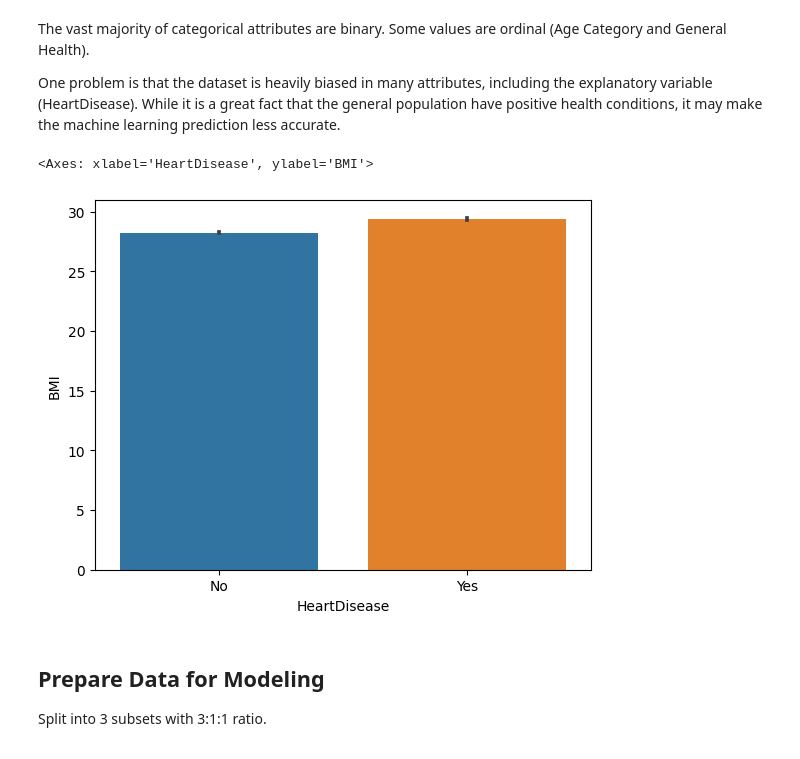
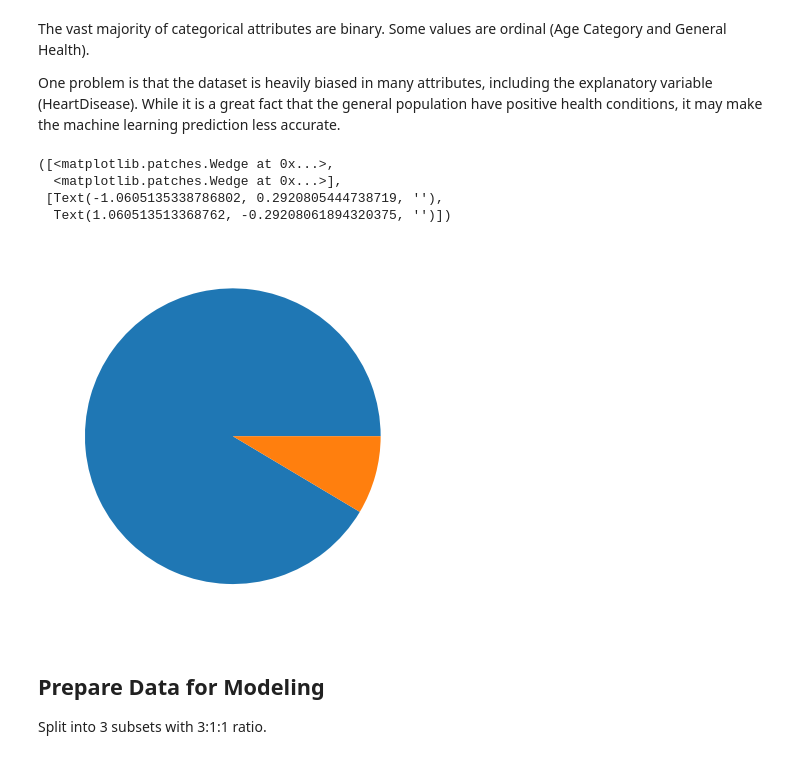
Before and after one commit to ptuan5/jovian-classical-ml, a Jupyter notebook: machine_learning_tuan_nguyen.ipynb, the cells around one changed output. Drawn from its saved outputs; the diff is of its cells as text; code cells hidden in the pictures.

```diff
--- a/machine_learning_tuan_nguyen.ipynb
+++ b/machine_learning_tuan_nguyen.ipynb
@@ -142,11 +139,14 @@ all_df.describe(include = 'object')
 The vast majority of categorical attributes are binary. Some values are ordinal (Age Category and General Health).
 
 One problem is that the dataset is heavily biased in many attributes, including the explanatory variable (HeartDisease). While it is a great fact that the general population have positive health conditions, it may make the machine learning prediction less accurate.
-# %%
-sns.barplot(data = all_df, x = 'HeartDisease', y = 'BMI')
-# %% [output]
-<Axes: xlabel='HeartDisease', ylabel='BMI'>
-[figure, removed]
+# %%
+plt.pie(all_df.HeartDisease.value_counts())
+# %% [output]
+([<matplotlib.patches.Wedge at 0x...>,
+  <matplotlib.patches.Wedge at 0x...>],
+ [Text(-1.0605135338786802, 0.2920805444738719, ''),
+  Text(1.060513513368762, -0.29208061894320375, '')])
+[figure, added]
 # %% [markdown]
 ## Prepare Data for Modeling
 
```
Also changed, not shown: parts of 76 cells of this notebook.
